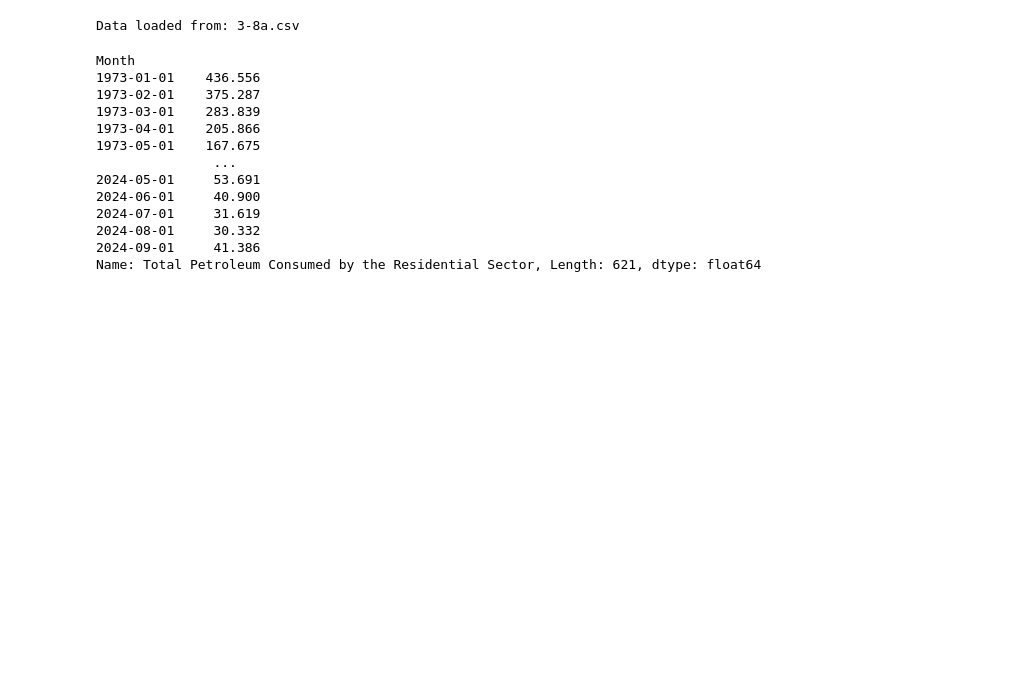
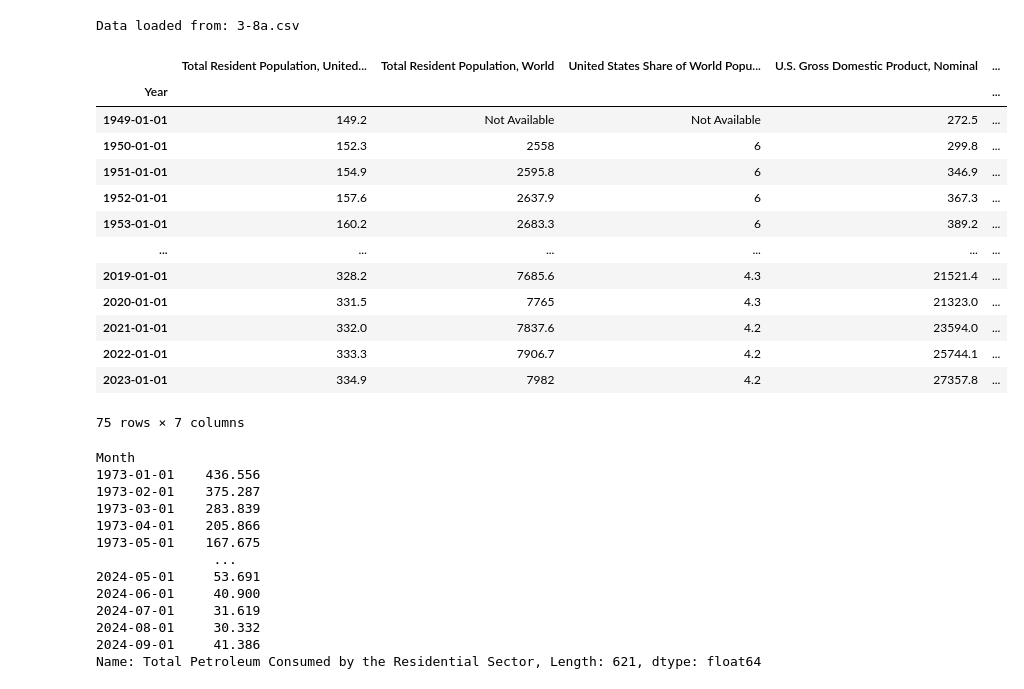
Before and after one commit to bktakacs/springboard_dsc_capstone3, a Jupyter notebook: dw-eda.ipynb, the cells around one changed output. Cells and saved outputs as stored; diff of their text form; code cells hidden in the pictures; blank space fills up the shorter version.

Commit message:
more data comparison

```diff
--- a/dw-eda.ipynb
+++ b/dw-eda.ipynb
@@ -379,6 +396,26 @@ df38 = load_table_data('3-8a.csv')
 df38 = df38['Total Petroleum Consumed by the Residential Sector']
 # %% [output]
 Data loaded from: 3-8a.csv
+# %%
+dfc1 = pd.read_excel('./data/Table C1.xlsx', skiprows=[x for x in range(8)] + [9], index_col=0, header=[0])
+dfc1.set_index(pd.to_datetime(dfc1.index, format='%Y'), inplace=True)
+# %%
+dfc1
+# %% [output]
+|  | Total Resident Population, United... | Total Resident Population, World | United States Share of World Popu... | U.S. Gross Domestic Product, Nominal | ... |
+| Year |  |  |  |  | ... |
+| 1949-01-01 | 149.2 | Not Available | Not Available | 272.5 | ... |
+| 1950-01-01 | 152.3 | 2558 | 6 | 299.8 | ... |
+| 1951-01-01 | 154.9 | 2595.8 | 6 | 346.9 | ... |
+| 1952-01-01 | 157.6 | 2637.9 | 6 | 367.3 | ... |
+| 1953-01-01 | 160.2 | 2683.3 | 6 | 389.2 | ... |
+| ... | ... | ... | ... | ... | ... |
+| 2019-01-01 | 328.2 | 7685.6 | 4.3 | 21521.4 | ... |
+| 2020-01-01 | 331.5 | 7765 | 4.3 | 21323.0 | ... |
+| 2021-01-01 | 332.0 | 7837.6 | 4.2 | 23594.0 | ... |
+| 2022-01-01 | 333.3 | 7906.7 | 4.2 | 25744.1 | ... |
+| 2023-01-01 | 334.9 | 7982 | 4.2 | 27357.8 | ... |
+75 rows × 7 columns
 # %%
 df38
 # %% [output]
```
Also changed, not shown: parts of 9 cells of this notebook.
